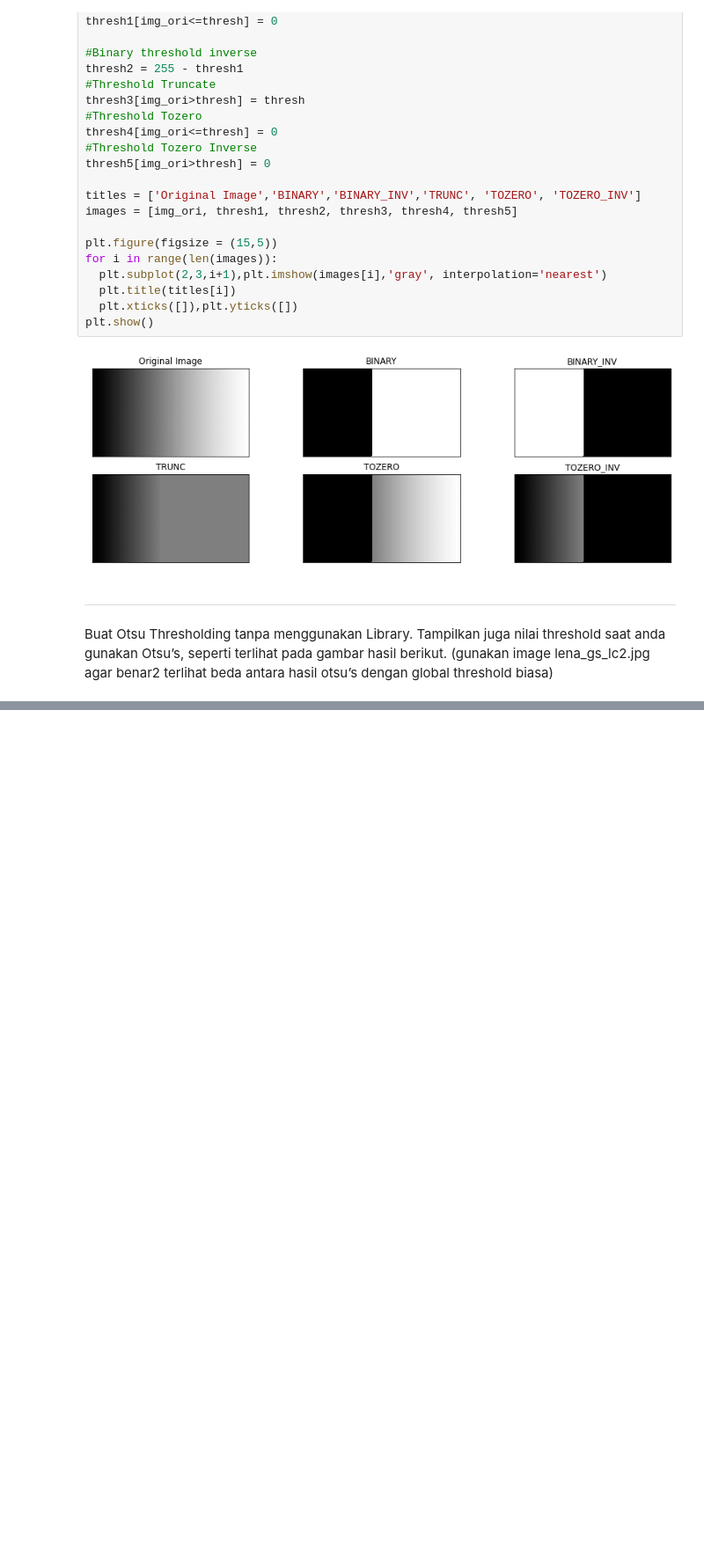
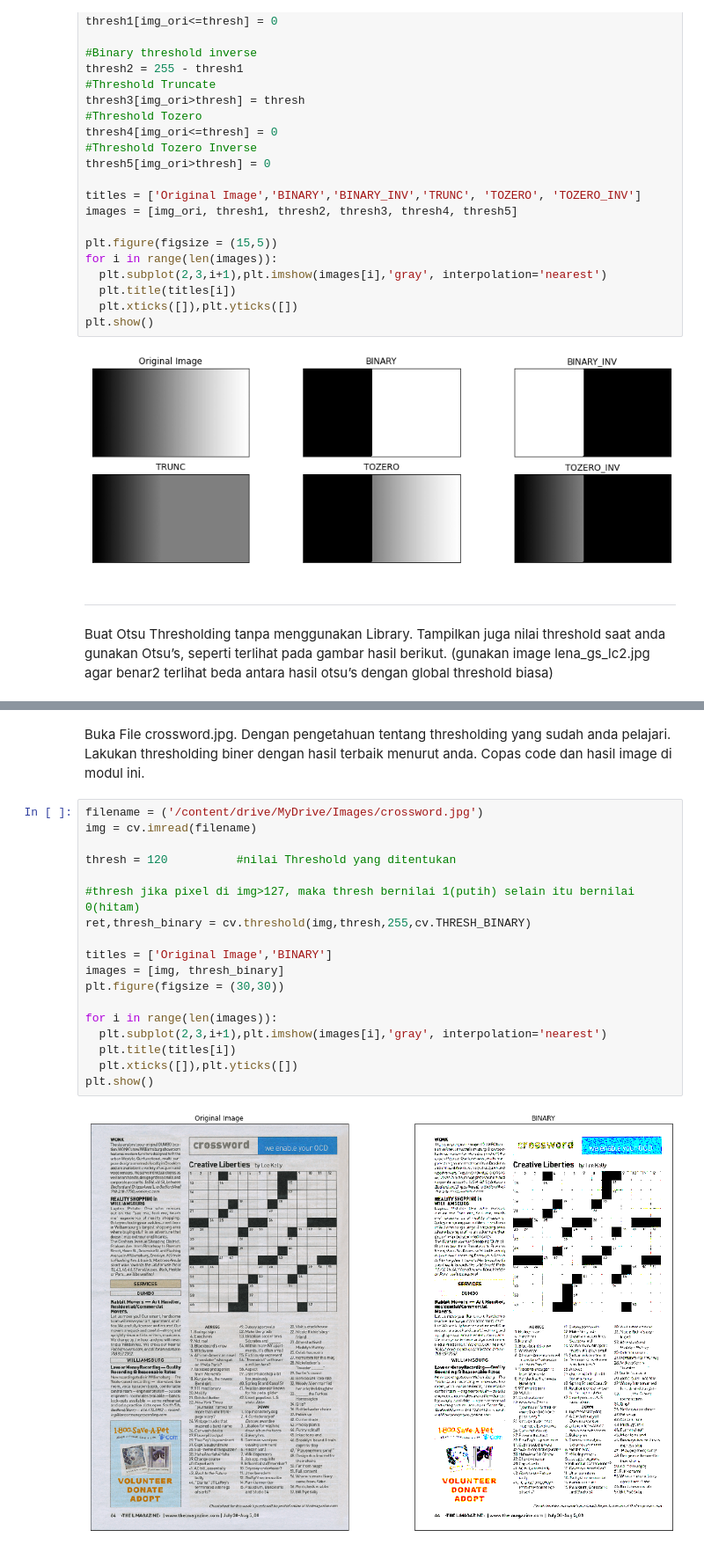
Before and after one commit to ardilalukita14/Genap-21-22, a Jupyter notebook: Week10.ipynb, the cells around one changed output, grey strips where cells are left out. Shown at 88% size. Saved outputs shown, nothing was run; the diff lists cells and outputs as text; blank space fills up the shorter version.

```diff
--- a/Week10.ipynb
+++ b/Week10.ipynb
@@ -253,0 +371,22 @@ Buat Otsu Thresholding tanpa menggunakan Library. Tampilkan juga nilai threshold
+# %% [markdown]
+Buka File crossword.jpg. Dengan pengetahuan tentang thresholding yang sudah anda pelajari. Lakukan thresholding biner dengan hasil terbaik menurut anda. Copas code dan hasil image di modul ini.
+# %%
+filename = ('/content/drive/MyDrive/Images/crossword.jpg')
+img = cv.imread(filename)
+
+thresh = 120          #nilai Threshold yang ditentukan
+
+#thresh jika pixel di img>127, maka thresh bernilai 1(putih) selain itu bernilai 0(hitam)
+ret,thresh_binary = cv.threshold(img,thresh,255,cv.THRESH_BINARY)
+
+titles = ['Original Image','BINARY']
+images = [img, thresh_binary]
+plt.figure(figsize = (30,30))
+
+for i in range(len(images)):
+  plt.subplot(2,3,i+1),plt.imshow(images[i],'gray', interpolation='nearest')
+  plt.title(titles[i])
+  plt.xticks([]),plt.yticks([])
+plt.show()
+# %% [output]
+[figure, added]
```
Also changed, not shown: parts of 5 cells of this notebook.
